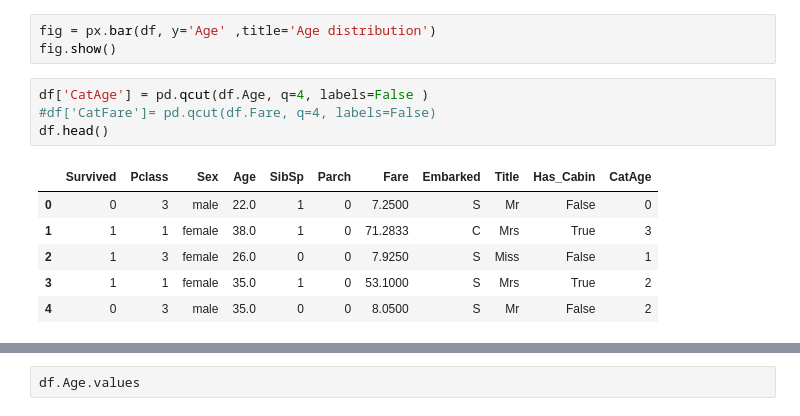
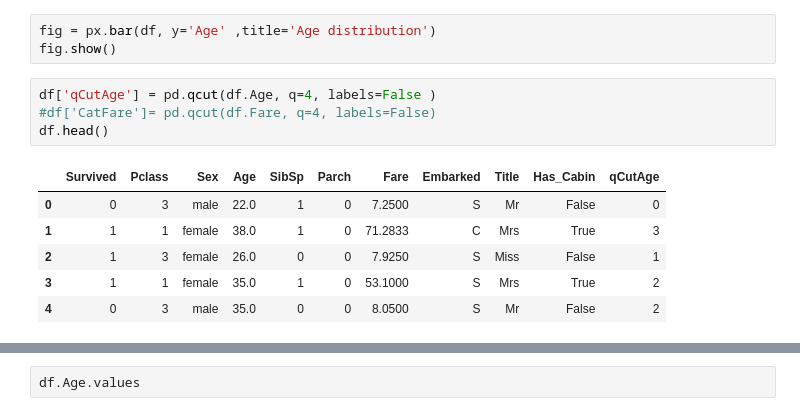
Before and after one commit to PTson2207/Engineer-Selection, a Jupyter notebook: FE_titanic.ipynb, the cells around one changed output, grey strips where cells are left out. Drawn from its saved outputs; the diff is of its cells as text.

```diff
--- a/FE_titanic.ipynb
+++ b/FE_titanic.ipynb
@@ -182,11 +183,11 @@ len(df.Age.value_counts())
 fig = px.bar(df, y='Age' ,title='Age distribution')
 fig.show()
 # %%
-df['CatAge'] = pd.qcut(df.Age, q=4, labels=False )
+df['qCutAge'] = pd.qcut(df.Age, q=4, labels=False )
 #df['CatFare']= pd.qcut(df.Fare, q=4, labels=False)
 df.head()
 # %% [output]
-|  | Survived | Pclass | Sex | Age | SibSp | Parch | Fare | Embarked | Title | Has_Cabin | CatAge |
+|  | Survived | Pclass | Sex | Age | SibSp | Parch | Fare | Embarked | Title | Has_Cabin | qCutAge |
 | 0 | 0 | 3 | male | 22.0 | 1 | 0 | 7.2500 | S | Mr | False | 0 |
 | 1 | 1 | 1 | female | 38.0 | 1 | 0 | 71.2833 | C | Mrs | True | 3 |
 | 2 | 1 | 3 | female | 26.0 | 0 | 0 | 7.9250 | S | Miss | False | 1 |
```
Also changed, not shown: parts of 8 cells of this notebook.
